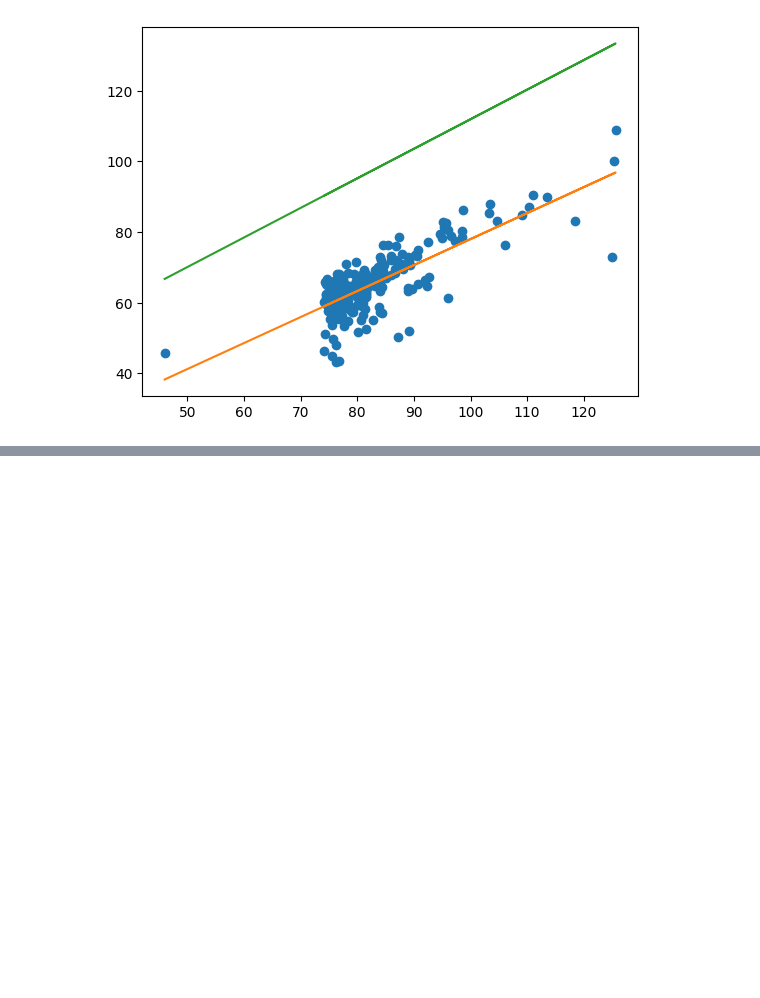
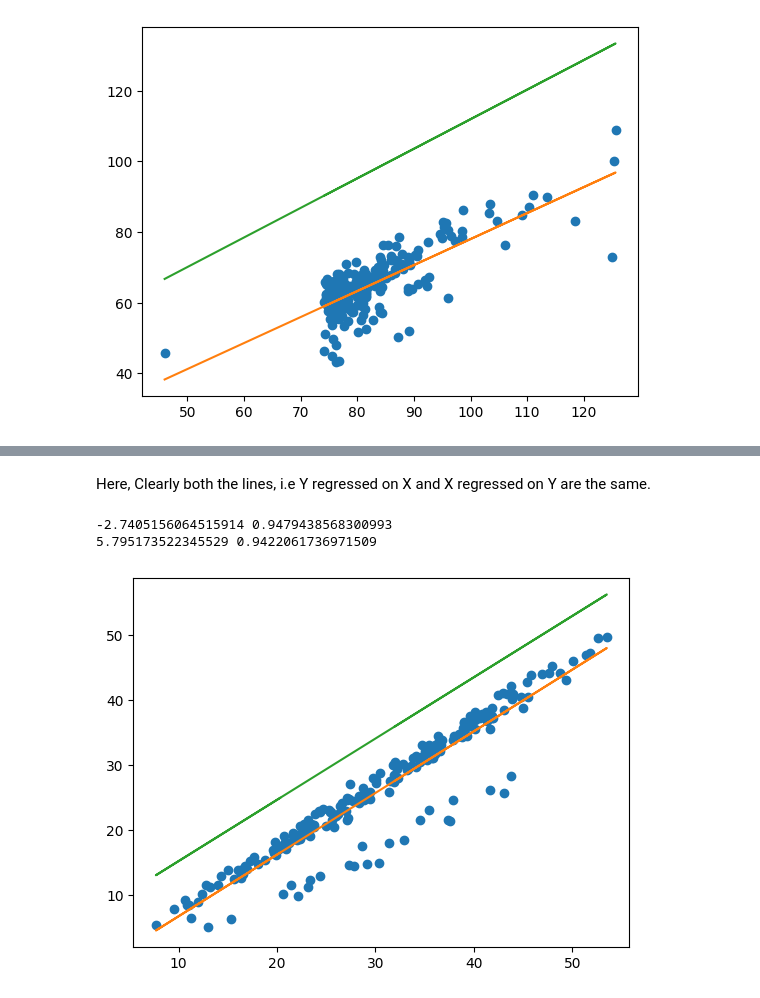
Before and after one commit to Zehaan22/SWAP-Regression, a Jupyter notebook: Codes/Tests.ipynb, the cells around one changed output, grey strips where cells are left out. Cells and saved outputs as stored; diff of their text form; code cells hidden in the pictures; blank space fills up the shorter version.

```diff
--- a/Codes/Tests.ipynb
+++ b/Codes/Tests.ipynb
@@ -53,0 +112,38 @@ plt.show()
+# %% [markdown]
+Here, Clearly both the lines, i.e Y regressed on X and X regressed on Y are the same.
+# %%
+X = []
+Y = []
+
+with open(path, "r+") as file:
+    reader = csv.reader(file)
+    count = 0
+    for i in reader:
+        try:
+            if (count >= 1 and count <= 200):
+                X.append(float(i[10]))
+                Y.append(float(i[14]))
+        except:
+            continue
+        count += 1
+# %%
+plt.plot(X, Y, 'o')
+b0, b1 = generate_parameters(X, Y)
+Y_prime = []
+for i in X:
+    Y_prime.append(b0 + b1*i)
+plt.plot(X, Y_prime)
+print(b0,b1)
+
+b0, b1 = generate_parameters(Y, X)
+Y_prime = []
+for i in X:
+    Y_prime.append(b0 + b1*i)
+plt.plot(X, Y_prime)
+print(b0,b1)
+
+plt.show()
+# %% [output]
+-2.7405156064515914 0.9479438568300993
+5.795173522345529 0.9422061736971509
+[figure, added]
```
Also changed, not shown: parts of 11 cells of this notebook, 11 other files.
